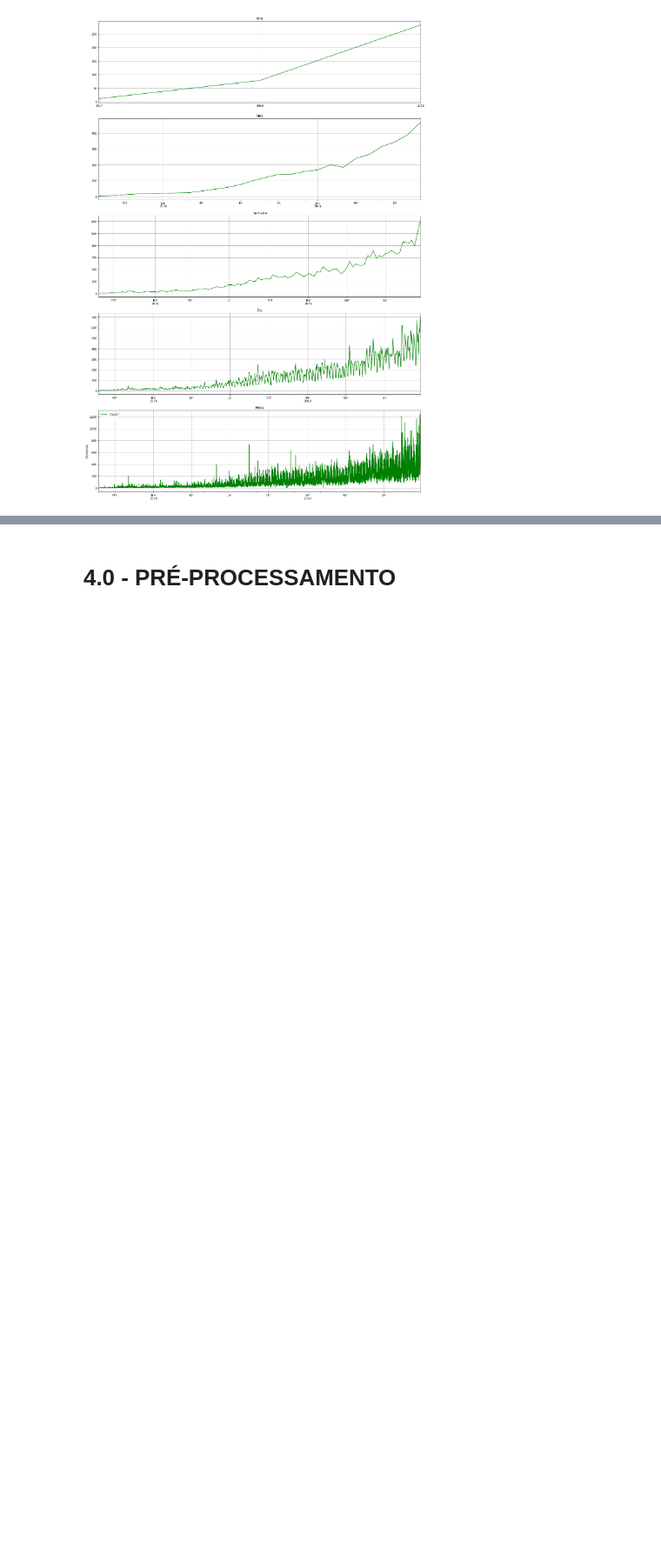
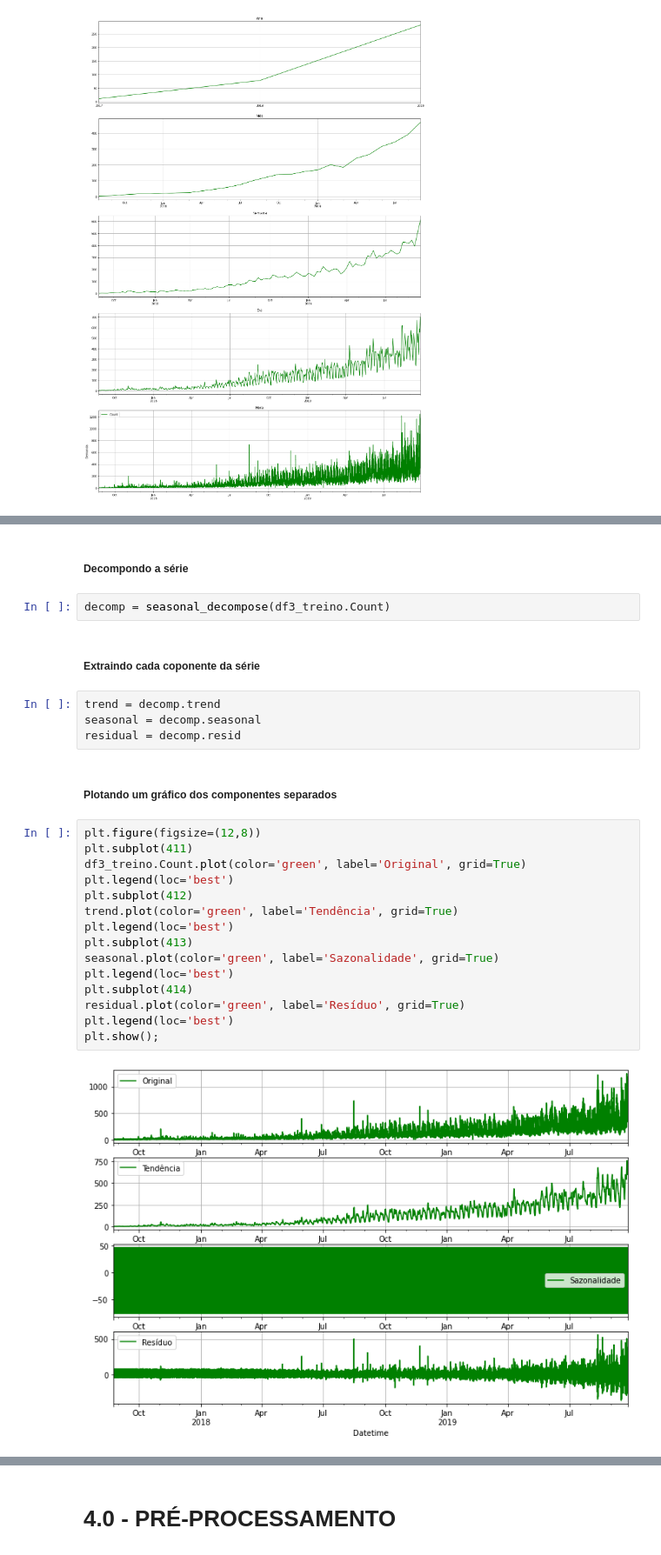
Before and after one commit to RicardoPaganini/HappyMoonVC, a Jupyter notebook: Happy-Moon-VC.ipynb, the cells around one changed output, grey strips where cells are left out. Shown at 87% size. Saved outputs shown, nothing was run; the diff lists cells and outputs as text; blank space fills up the shorter version.

```diff
--- a/Happy-Moon-VC.ipynb
+++ b/Happy-Moon-VC.ipynb
@@ -227,0 +316,29 @@ plt.show();
+# %% [markdown]
+##### Decompondo a série
+# %%
+decomp = seasonal_decompose(df3_treino.Count)
+# %% [markdown]
+##### Extraindo cada coponente da série
+# %%
+trend = decomp.trend
+seasonal = decomp.seasonal
+residual = decomp.resid
+# %% [markdown]
+##### Plotando um gráfico dos componentes separados
+# %%
+plt.figure(figsize=(12,8))
+plt.subplot(411)
+df3_treino.Count.plot(color='green', label='Original', grid=True)
+plt.legend(loc='best')
+plt.subplot(412)
+trend.plot(color='green', label='Tendência', grid=True)
+plt.legend(loc='best')
+plt.subplot(413)
+seasonal.plot(color='green', label='Sazonalidade', grid=True)
+plt.legend(loc='best')
+plt.subplot(414)
+residual.plot(color='green', label='Resíduo', grid=True)
+plt.legend(loc='best')
+plt.show();
+# %% [output]
+[figure, added]
```
Also changed, not shown: parts of 54 cells of this notebook.
